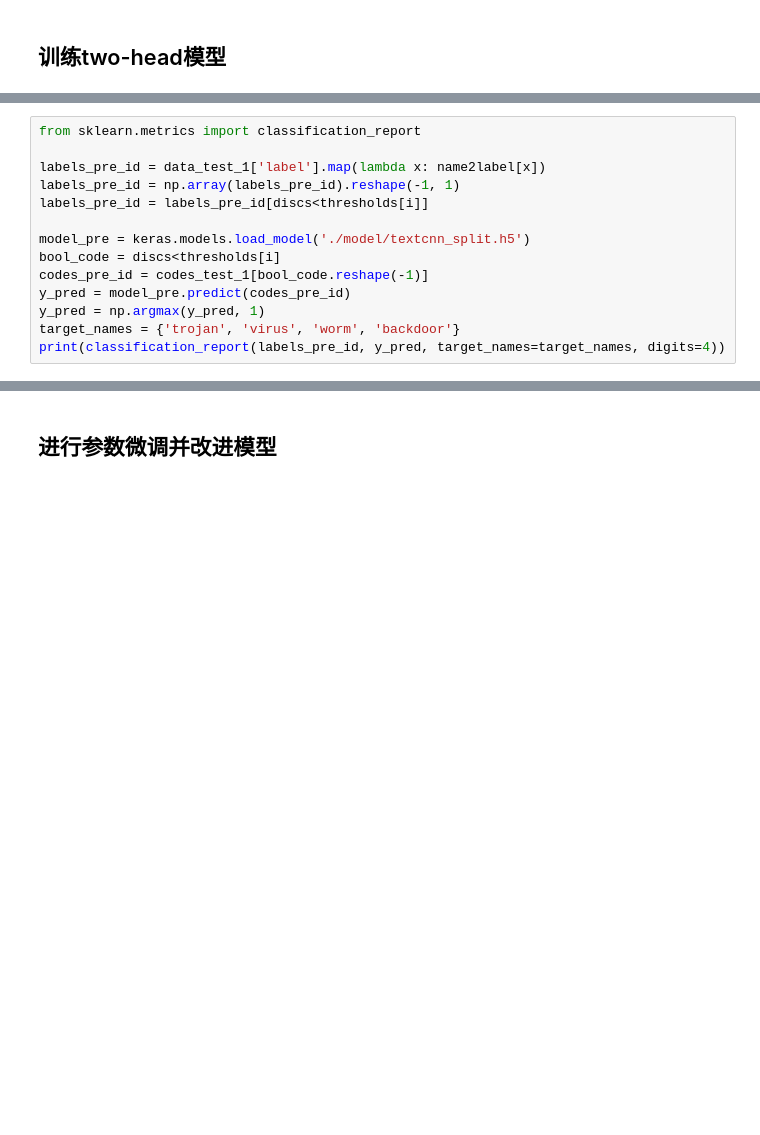
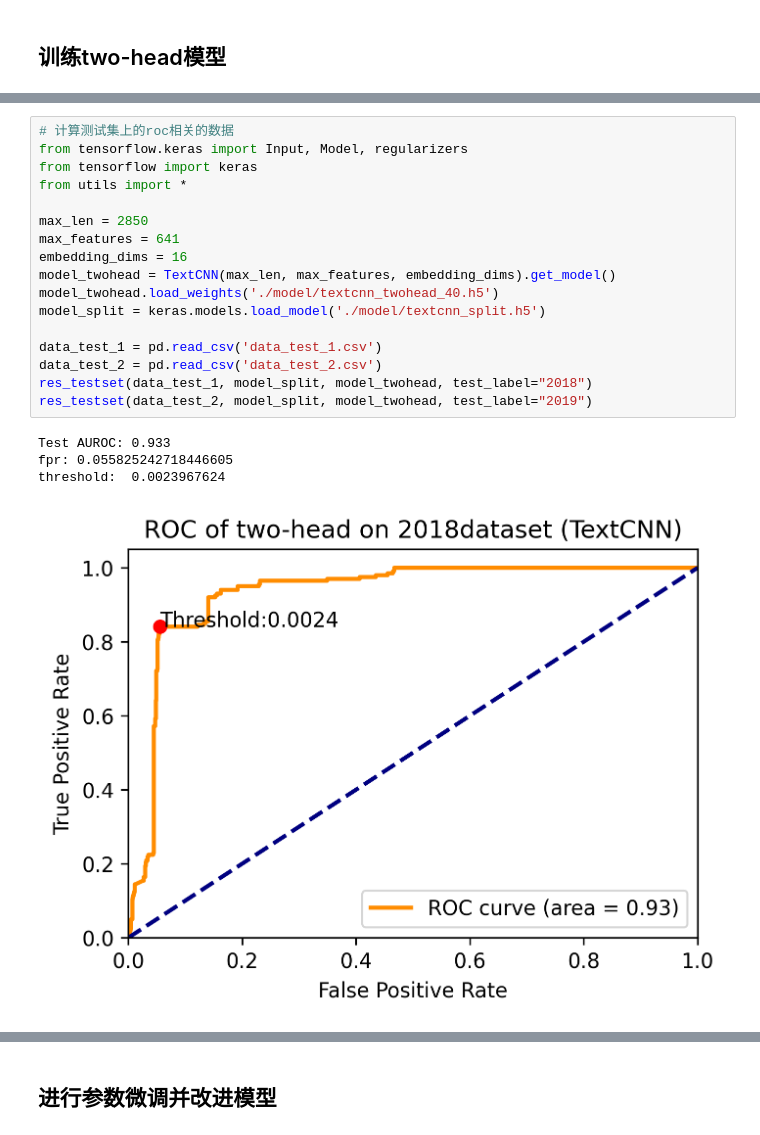
Before and after one commit to yuanchongbit/timeEvolved, a Jupyter notebook: TextCNN/textcnn_twohead.ipynb, the cells around one changed output, grey strips where cells are left out. Drawn from its saved outputs; the diff is of its cells as text; blank space fills up the shorter version.

```diff
--- a/TextCNN/textcnn_twohead.ipynb
+++ b/TextCNN/textcnn_twohead.ipynb
@@ -374,14 +373,0 @@ score:  0.0014142394
-# %%
-from sklearn.metrics import classification_report
-
-labels_pre_id = data_test_1['label'].map(lambda x: name2label[x])
-labels_pre_id = np.array(labels_pre_id).reshape(-1, 1)
-labels_pre_id = labels_pre_id[discs<thresholds[i]]
-
-model_pre = keras.models.load_model('./model/textcnn_split.h5')
-bool_code = discs<thresholds[i]
-codes_pre_id = codes_test_1[bool_code.reshape(-1)]
-y_pred = model_pre.predict(codes_pre_id)
-y_pred = np.argmax(y_pred, 1)
-target_names = {'trojan', 'virus', 'worm', 'backdoor'}
-print(classification_report(labels_pre_id, y_pred, target_names=target_names, digits=4))
@@ -387,0 +436,22 @@ print(classification_report(labels_pre_id, y_pred, target_names=target_names, di
+# %%
+# 计算测试集上的roc相关的数据
+from tensorflow.keras import Input, Model, regularizers
+from tensorflow import keras
+from utils import *
+
+max_len = 2850
+max_features = 641
+embedding_dims = 16
+model_twohead = TextCNN(max_len, max_features, embedding_dims).get_model()
+model_twohead.load_weights('./model/textcnn_twohead_40.h5')
+model_split = keras.models.load_model('./model/textcnn_split.h5')
+
+data_test_1 = pd.read_csv('data_test_1.csv')
+data_test_2 = pd.read_csv('data_test_2.csv')
+res_testset(data_test_1, model_split, model_twohead, test_label="2018")
+res_testset(data_test_2, model_split, model_twohead, test_label="2019")
+# %% [output]
+Test AUROC: 0.933
+fpr: 0.055825242718446605
+threshold:  0.0023967624
+[figure, added]
```
Also changed, not shown: parts of 34 cells of this notebook.
